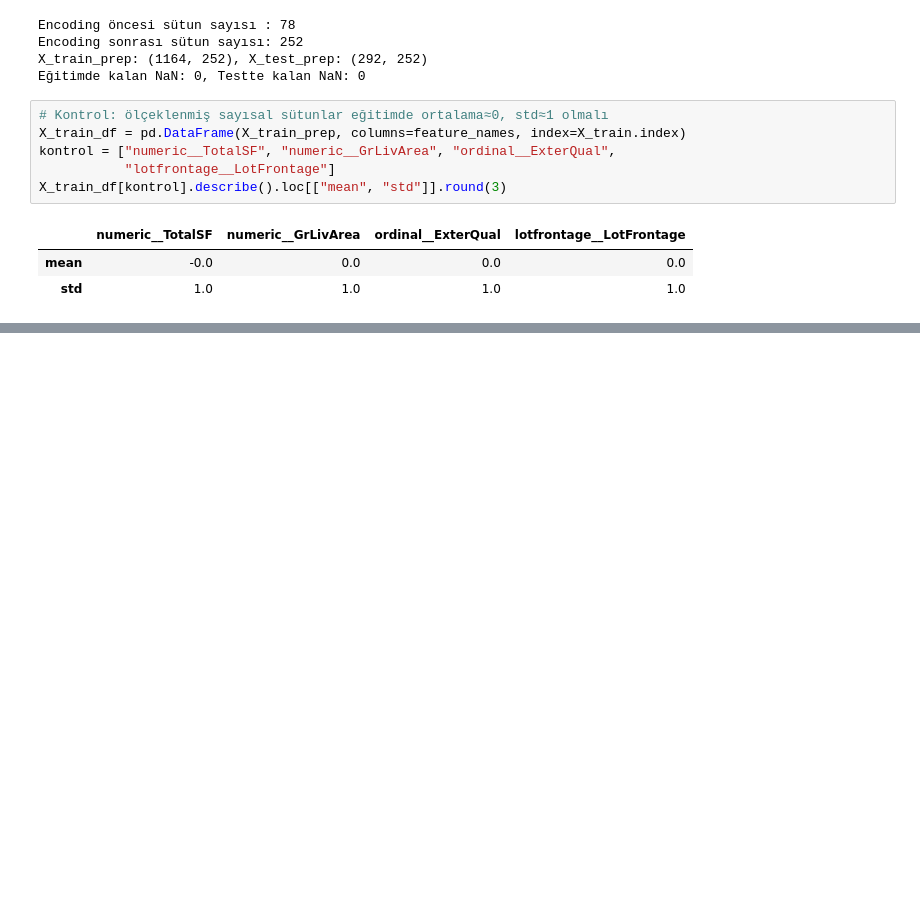
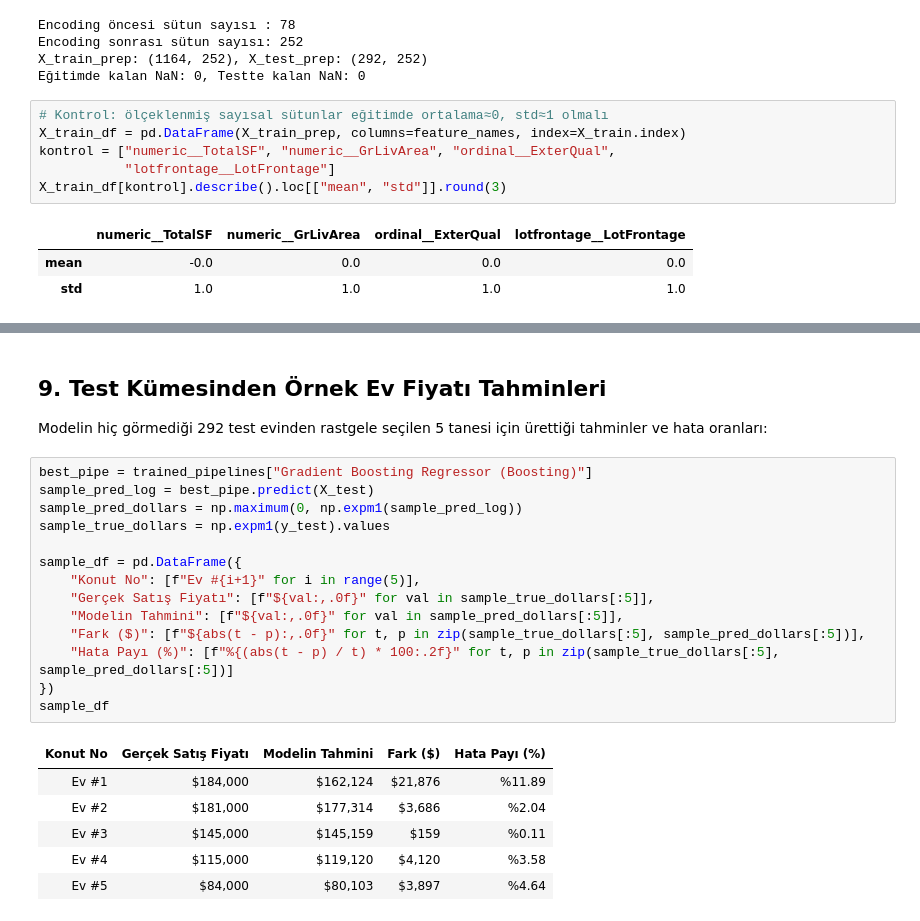
Before and after one commit to konut-satis-fiyati-tahmini/konut-satis-fiyat-tahmini, a Jupyter notebook: hafta4_ozellik_muhendisligi.ipynb, the cells around one changed output, grey strips where cells are left out. Drawn from its saved outputs; the diff is of its cells as text; blank space fills up the shorter version.

Commit message:
Hafta 5: Model Gelistirme ve Egitimi (Ridge, Random Forest, Gradient Boosting)

```diff
--- a/hafta4_ozellik_muhendisligi.ipynb
+++ b/hafta4_ozellik_muhendisligi.ipynb
@@ -293,0 +335,24 @@ y_pred = np.expm1(model.predict(X_test))   # dolara geri çevirme
+# %% [markdown]
+## 9. Test Kümesinden Örnek Ev Fiyatı Tahminleri
+Modelin hiç görmediği 292 test evinden rastgele seçilen 5 tanesi için ürettiği tahminler ve hata oranları:
+# %%
+best_pipe = trained_pipelines["Gradient Boosting Regressor (Boosting)"]
+sample_pred_log = best_pipe.predict(X_test)
+sample_pred_dollars = np.maximum(0, np.expm1(sample_pred_log))
+sample_true_dollars = np.expm1(y_test).values
+
+sample_df = pd.DataFrame({
+    "Konut No": [f"Ev #{i+1}" for i in range(5)],
+    "Gerçek Satış Fiyatı": [f"${val:,.0f}" for val in sample_true_dollars[:5]],
+    "Modelin Tahmini": [f"${val:,.0f}" for val in sample_pred_dollars[:5]],
+    "Fark ($)": [f"${abs(t - p):,.0f}" for t, p in zip(sample_true_dollars[:5], sample_pred_dollars[:5])],
+    "Hata Payı (%)": [f"%{(abs(t - p) / t) * 100:.2f}" for t, p in zip(sample_true_dollars[:5], sample_pred_dollars[:5])]
+})
+sample_df
+# %% [output]
+| Konut No | Gerçek Satış Fiyatı | Modelin Tahmini | Fark ($) | Hata Payı (%) |
+| Ev #1 | $184,000 | $162,124 | $21,876 | %11.89 |
+| Ev #2 | $181,000 | $177,314 | $3,686 | %2.04 |
+| Ev #3 | $145,000 | $145,159 | $159 | %0.11 |
+| Ev #4 | $115,000 | $119,120 | $4,120 | %3.58 |
+| Ev #5 | $84,000 | $80,103 | $3,897 | %4.64 |
```
Also changed, not shown: parts of 2 cells of this notebook.
